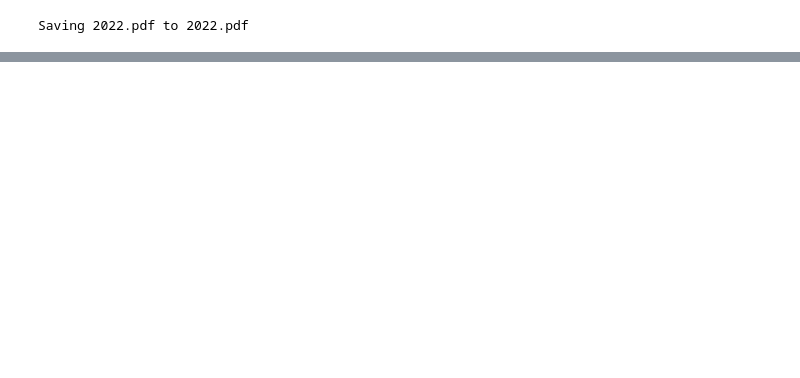
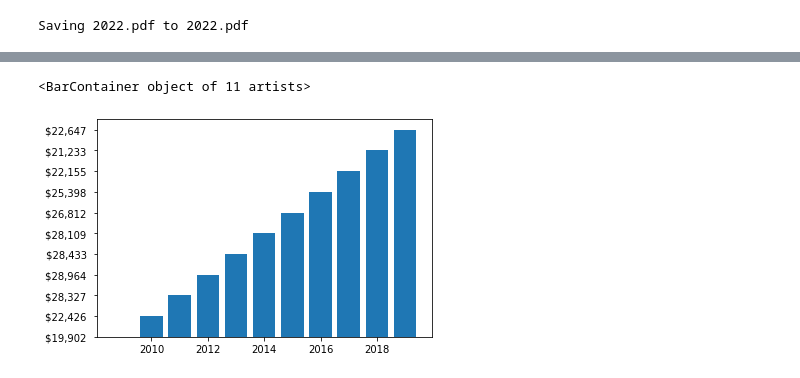
Before and after one commit to B-Karis/B-Karis, a Jupyter notebook: coca_cola.ipynb, the cells around one changed output, grey strips where cells are left out. Drawn from its saved outputs; the diff is of its cells as text; code cells hidden in the pictures; blank space fills up the shorter version.

```diff
--- a/coca_cola.ipynb
+++ b/coca_cola.ipynb
@@ -111,0 +184,5 @@ drive.mount('/content/drive')
+# %%
+plt.bar(df['YEAR'], df['Gross Profit'])
+# %% [output]
+<BarContainer object of 11 artists>
+[figure, added]
```
Also changed, not shown: parts of 16 cells of this notebook.
